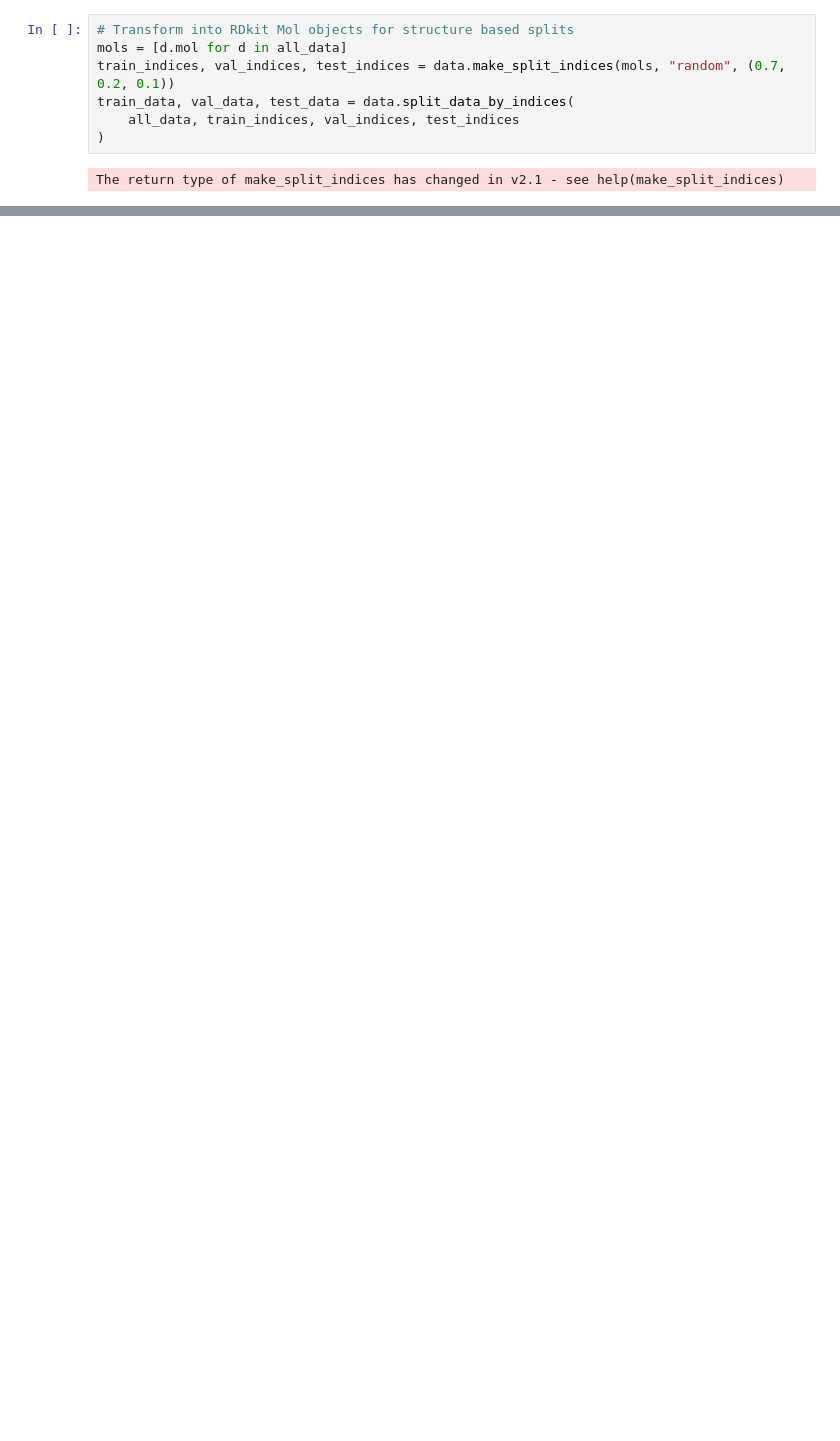
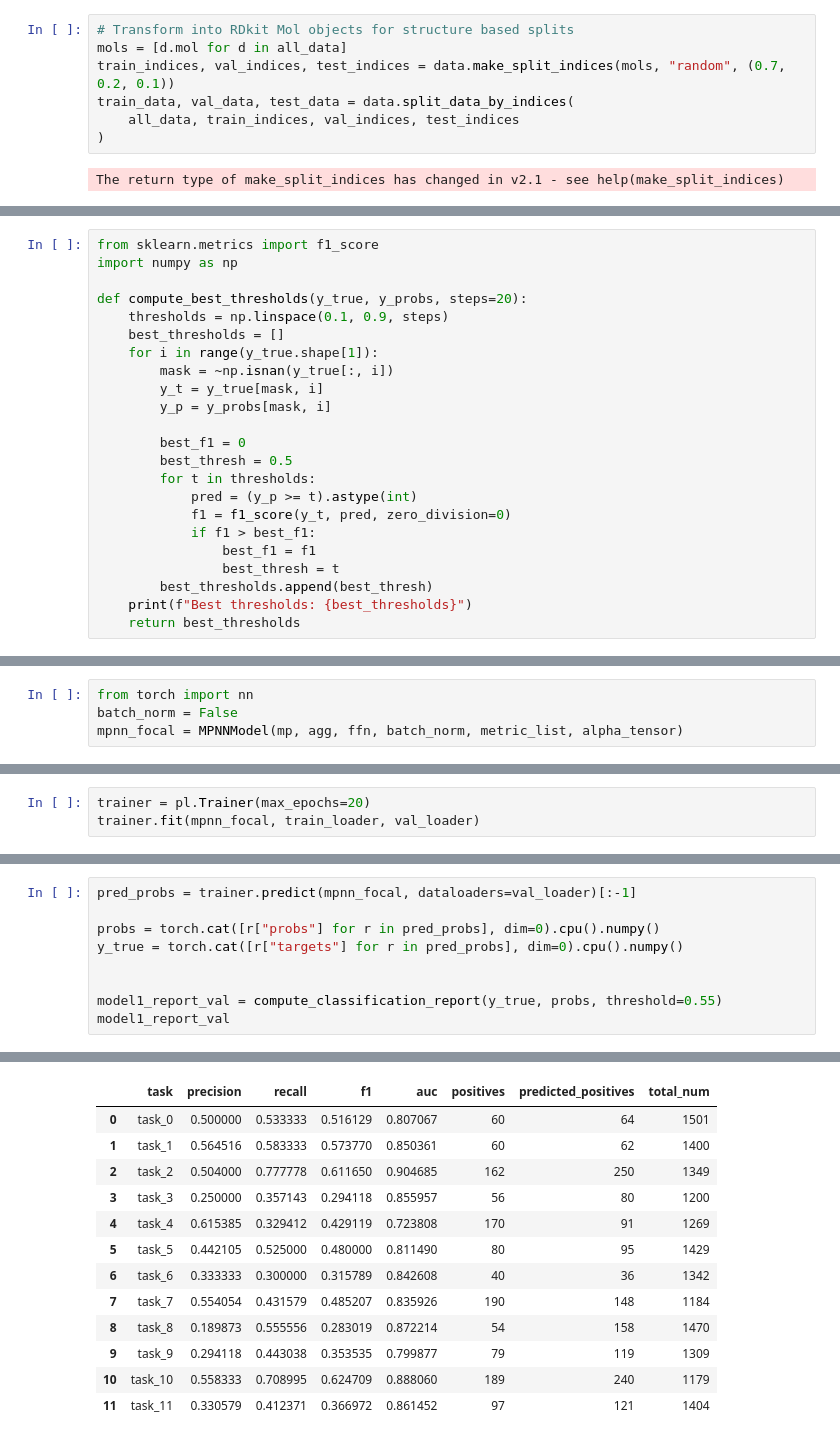
Before and after one commit to heyyyjiaming/DSS5104-MolecularPropertiesGNN, a Jupyter notebook: playground/jiaming.ipynb, the cells around one changed output, grey strips where cells are left out. Saved outputs shown, nothing was run; the diff lists cells and outputs as text; blank space fills up the shorter version.

```diff
--- a/playground/jiaming.ipynb
+++ b/playground/jiaming.ipynb
@@ -446,0 +841,23 @@ results = trainer.test(mpnn, test_loader)
+# %%
+from sklearn.metrics import f1_score
+import numpy as np
+
+def compute_best_thresholds(y_true, y_probs, steps=20):
+    thresholds = np.linspace(0.1, 0.9, steps)
+    best_thresholds = []
+    for i in range(y_true.shape[1]):
+        mask = ~np.isnan(y_true[:, i])
+        y_t = y_true[mask, i]
+        y_p = y_probs[mask, i]
+
+        best_f1 = 0
+        best_thresh = 0.5
+        for t in thresholds:
+            pred = (y_p >= t).astype(int)
+            f1 = f1_score(y_t, pred, zero_division=0)
+            if f1 > best_f1:
+                best_f1 = f1
+                best_thresh = t
+        best_thresholds.append(best_thresh)
+    print(f"Best thresholds: {best_thresholds}")
+    return best_thresholds
@@ -446,0 +1075,4 @@ results = trainer.test(mpnn, test_loader)
+# %%
+from torch import nn
+batch_norm = False
+mpnn_focal = MPNNModel(mp, agg, ffn, batch_norm, metric_list, alpha_tensor)
@@ -446,0 +1081,3 @@ results = trainer.test(mpnn, test_loader)
+# %%
+trainer = pl.Trainer(max_epochs=20)
+trainer.fit(mpnn_focal, train_loader, val_loader)
@@ -446,0 +1157,10 @@ results = trainer.test(mpnn, test_loader)
+# %%
+pred_probs = trainer.predict(mpnn_focal, dataloaders=val_loader)[:-1]
+
+probs = torch.cat([r["probs"] for r in pred_probs], dim=0).cpu().numpy()
+y_true = torch.cat([r["targets"] for r in pred_probs], dim=0).cpu().numpy()
+
+
+model1_report_val = compute_classification_report(y_true, probs, threshold=0.55)
+model1_report_val
+# %% [output]
@@ -446,0 +1171,13 @@ results = trainer.test(mpnn, test_loader)
+|  | task | precision | recall | f1 | auc | positives | predicted_positives | total_num |
+| 0 | task_0 | 0.500000 | 0.533333 | 0.516129 | 0.807067 | 60 | 64 | 1501 |
+| 1 | task_1 | 0.564516 | 0.583333 | 0.573770 | 0.850361 | 60 | 62 | 1400 |
+| 2 | task_2 | 0.504000 | 0.777778 | 0.611650 | 0.904685 | 162 | 250 | 1349 |
+| 3 | task_3 | 0.250000 | 0.357143 | 0.294118 | 0.855957 | 56 | 80 | 1200 |
+| 4 | task_4 | 0.615385 | 0.329412 | 0.429119 | 0.723808 | 170 | 91 | 1269 |
+| 5 | task_5 | 0.442105 | 0.525000 | 0.480000 | 0.811490 | 80 | 95 | 1429 |
+| 6 | task_6 | 0.333333 | 0.300000 | 0.315789 | 0.842608 | 40 | 36 | 1342 |
+| 7 | task_7 | 0.554054 | 0.431579 | 0.485207 | 0.835926 | 190 | 148 | 1184 |
+| 8 | task_8 | 0.189873 | 0.555556 | 0.283019 | 0.872214 | 54 | 158 | 1470 |
+| 9 | task_9 | 0.294118 | 0.443038 | 0.353535 | 0.799877 | 79 | 119 | 1309 |
+| 10 | task_10 | 0.558333 | 0.708995 | 0.624709 | 0.888060 | 189 | 240 | 1179 |
+| 11 | task_11 | 0.330579 | 0.412371 | 0.366972 | 0.861452 | 97 | 121 | 1404 |
```
Also changed, not shown: parts of 56 cells of this notebook, 52 other files.
